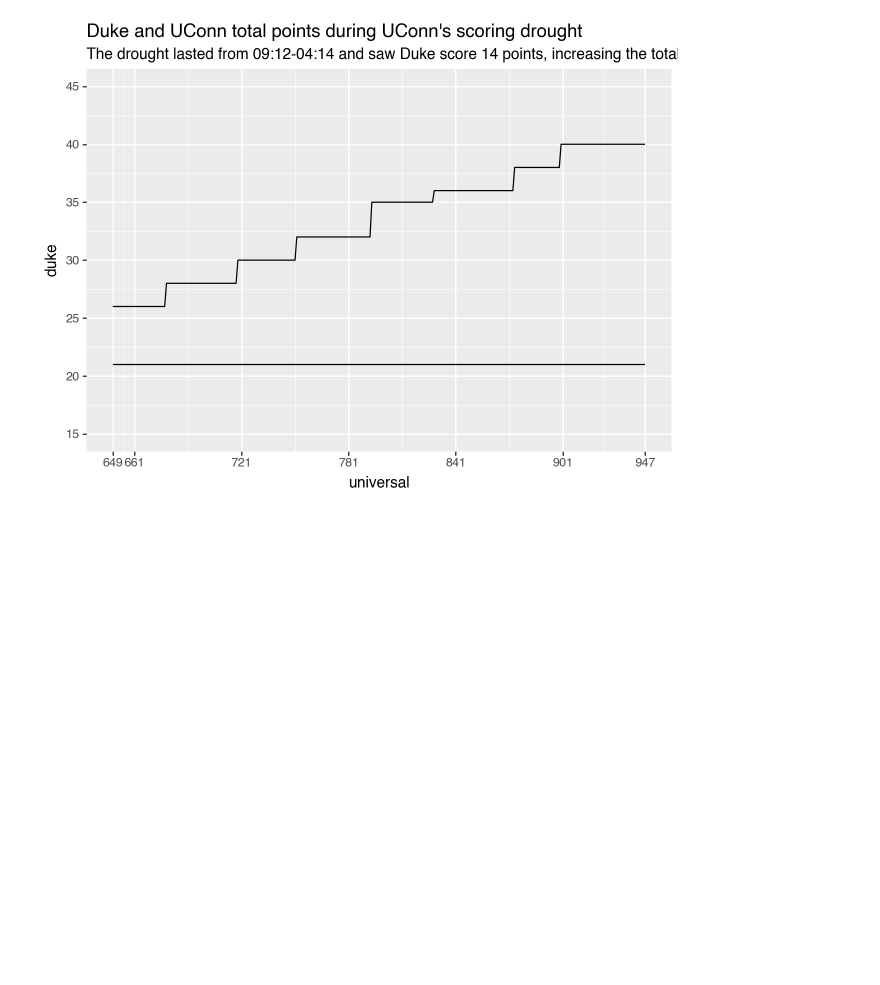
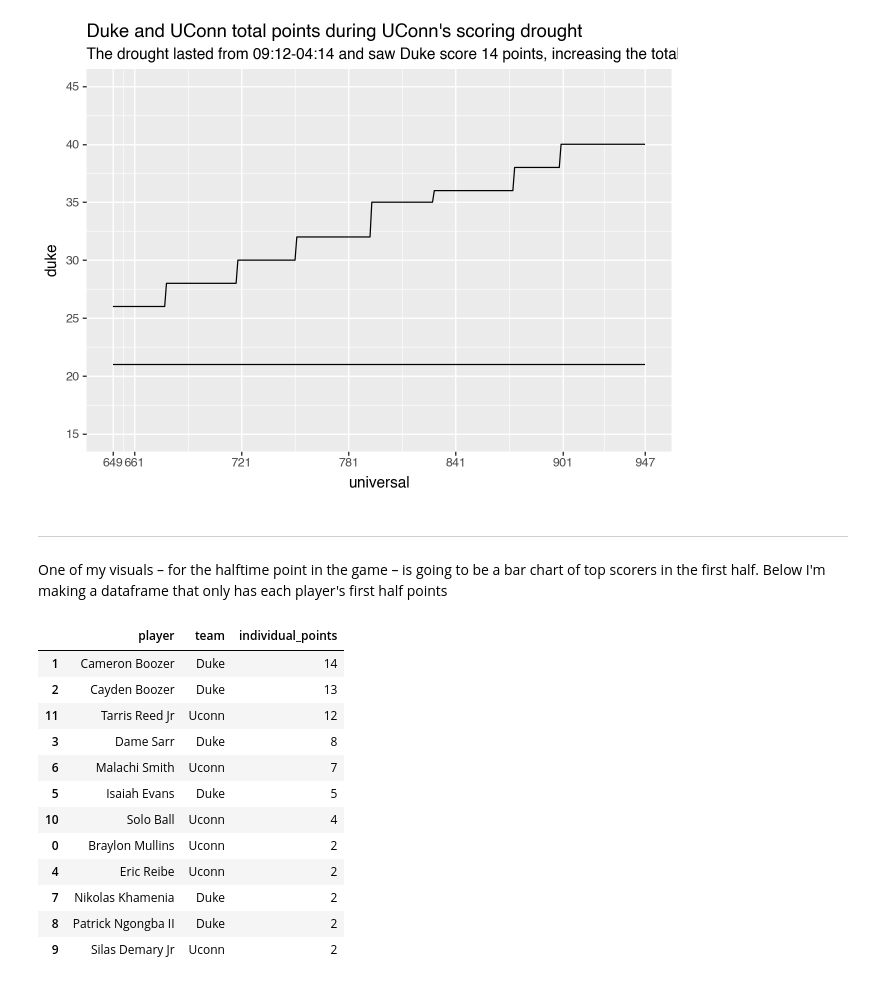
Before and after one commit to hgorledeenn/duke-uconn-game, a Jupyter notebook: data_wrangling.ipynb, the cells around one changed output. Drawn from its saved outputs; the diff is of its cells as text; code cells hidden in the pictures; blank space fills up the shorter version.

```diff
--- a/data_wrangling.ipynb
+++ b/data_wrangling.ipynb
@@ -151,3 +152,7 @@ plot = (
 plot
 # %% [output]
 [figure]
+# %% [markdown]
+<hr>
+# %% [markdown]
+One of my visuals – for the halftime point in the game – is going to be a bar chart of top scorers in the first half. Below I'm making a dataframe that only has each player's first half points
@@ -153,0 +165,16 @@ plot
+# %%
+df_first_half_top_scorers.sort_values('individual_points', ascending=False)
+# %% [output]
+|  | player | team | individual_points |
+| 1 | Cameron Boozer | Duke | 14 |
+| 2 | Cayden Boozer | Duke | 13 |
+| 11 | Tarris Reed Jr | Uconn | 12 |
+| 3 | Dame Sarr | Duke | 8 |
+| 6 | Malachi Smith | Uconn | 7 |
+| 5 | Isaiah Evans | Duke | 5 |
+| 10 | Solo Ball | Uconn | 4 |
+| 0 | Braylon Mullins | Uconn | 2 |
+| 4 | Eric Reibe | Uconn | 2 |
+| 7 | Nikolas Khamenia | Duke | 2 |
+| 8 | Patrick Ngongba II | Duke | 2 |
+| 9 | Silas Demary Jr | Uconn | 2 |
```
Also changed, not shown: parts of 10 cells of this notebook, 8 other files.
